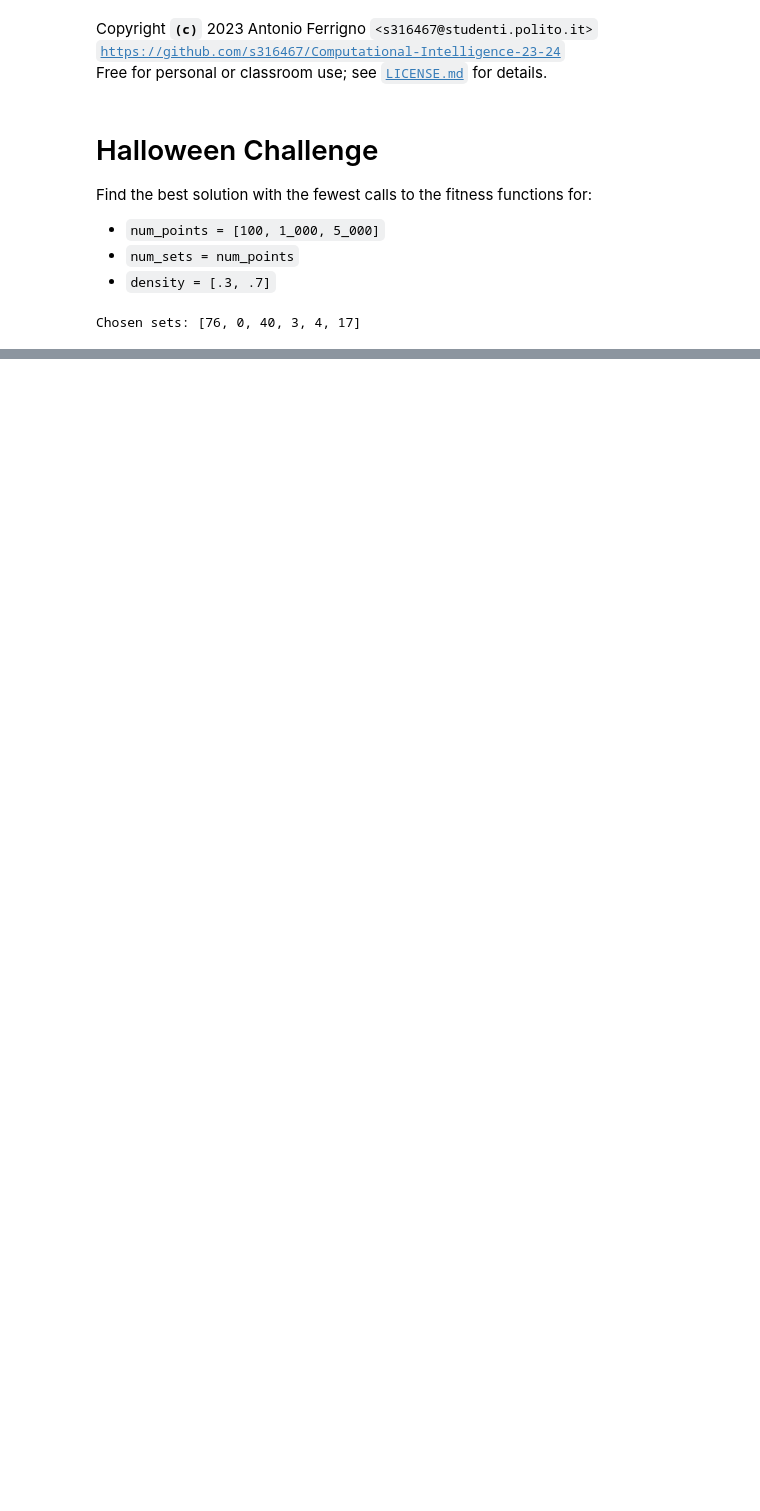
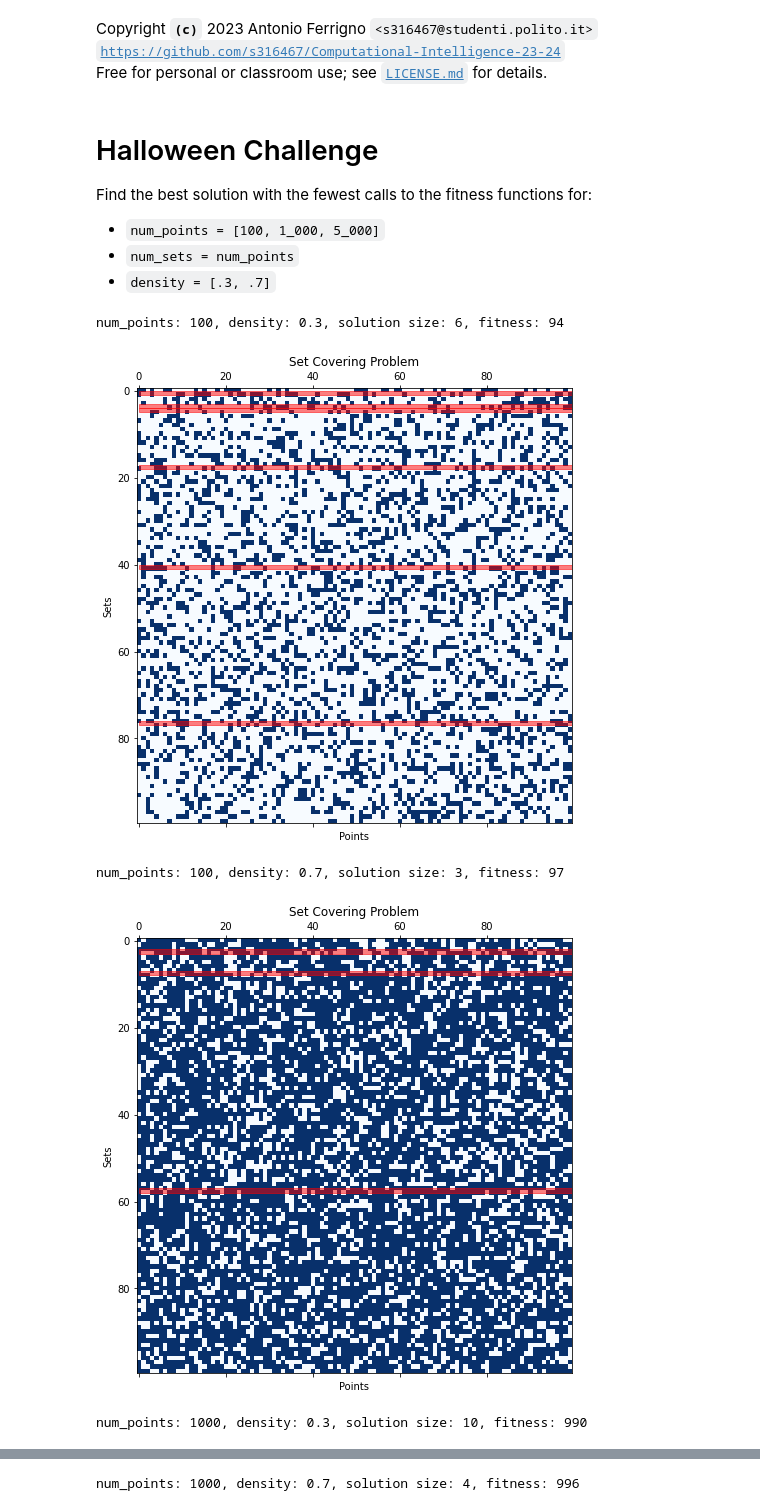
Before and after one commit to s316467/Computational-Intelligence-23-24, a Jupyter notebook: Challenges/Halloween.ipynb, the cells around one changed output, grey strips where cells are left out. Saved outputs shown, nothing was run; the diff lists cells and outputs as text; code cells hidden in the pictures; blank space fills up the shorter version.

Commit message:
Functions and plotting HW challenge

```diff
--- a/Challenges/Halloween.ipynb
+++ b/Challenges/Halloween.ipynb
@@ -26,14 +27,3 @@ Find the best solution with the fewest calls to the fitness functions for:
 * `num_points = [100, 1_000, 5_000]`
 * `num_sets = num_points`
 * `density = [.3, .7]`
-# %%
-def make_set_covering_problem(num_points, num_sets, density):
-    """Returns a sparse array where rows are sets and columns are the covered items"""
-    seed(num_points * 2654435761 + num_sets + density)
-    sets = sparse.lil_matrix((num_sets, num_points), dtype=bool)
-    for s, p in product(range(num_sets), range(num_points)):
-        if random() < density:
-            sets[s, p] = True
-    for p in range(num_points):
-        sets[randint(0, num_sets - 1), p] = True
-    return sets
@@ -64,10 +30,49 @@ def greedy_set_cover(sets, num_points):
-# %%
-# Test the function
-num_points = 100
-num_sets = 100
-density = 0.3
-sets = make_set_covering_problem(num_points, num_sets, density)
-chosen_sets = greedy_set_cover(sets, num_points)
-print("Chosen sets:", chosen_sets)
-# %% [output]
-Chosen sets: [76, 0, 40, 3, 4, 17]
+# %%
+def fitness(solution, sets, num_points):
+    covered_points = set()
+    for i in solution:
+        covered_points |= set(np.nonzero(sets[i, :])[1])
+    return len(covered_points) - len(solution)
+
+def greedy_algorithm(sets, num_points):
+    covered_points = set()
+    selected_sets = set()
+    while len(covered_points) < num_points:
+        best_set = max((i for i in range(sets.shape[0]) if i not in selected_sets),
+                       key=lambda i: len(set(np.nonzero(sets[i, :])[1]) - covered_points))
+        covered_points |= set(np.nonzero(sets[best_set, :])[1])
+        selected_sets.add(best_set)
+    return selected_sets
+
+"""
+This will visualize the sets, points, and selected sets for each case.
+The selected sets are highlighted in red.
+"""
+def plot_solution(sets, solution, num_points):
+    fig, ax = plt.subplots(figsize=(10, 8))
+    cmap = plt.cm.Blues
+    cax = ax.matshow(sets.todense(), cmap=cmap)
+    for i in solution:
+        ax.add_patch(plt.Rectangle((0, i), num_points, 1, fill=True, color='red', alpha=0.5))
+    plt.xlabel('Points')
+    plt.ylabel('Sets')
+    plt.title('Set Covering Problem')
+    plt.show()
+
+# Parameters
+num_points_list = [100, 1_000, 5_000]
+density_list = [0.3, 0.7]
+
+for num_points in num_points_list:
+    for density in density_list:
+        sets = make_set_covering_problem(num_points, num_points, density)
+        solution = greedy_algorithm(sets, num_points)
+        fitness_value = fitness(solution, sets, num_points)
+        print(f"num_points: {num_points}, density: {density}, solution size: {len(solution)}, fitness: {fitness_value}")
+        plot_solution(sets, solution, num_points)
+# %% [output]
+num_points: 100, density: 0.3, solution size: 6, fitness: 94
+[figure, added]
+num_points: 100, density: 0.7, solution size: 3, fitness: 97
+[figure, added]
+num_points: 1000, density: 0.3, solution size: 10, fitness: 990
@@ -73,0 +80 @@ Chosen sets: [76, 0, 40, 3, 4, 17]
+num_points: 1000, density: 0.7, solution size: 4, fitness: 996
```
Also changed, not shown: parts of 4 cells of this notebook.
